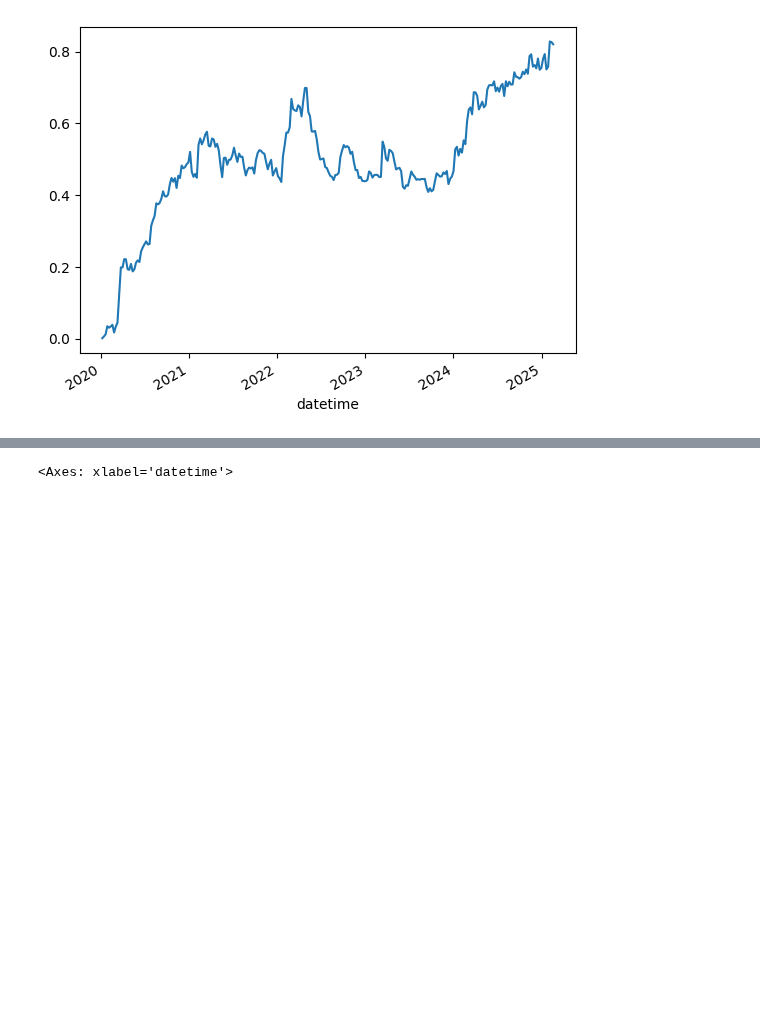
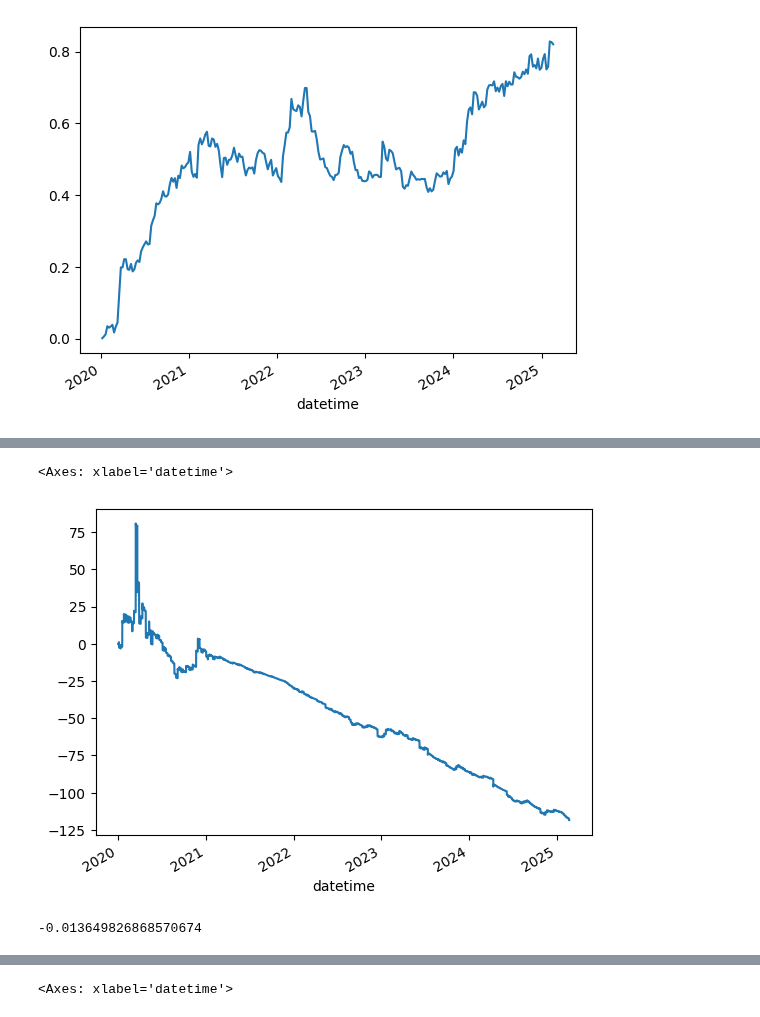
Before and after one commit to wbchristerson/jn-learning, a Jupyter notebook: strategy_10_seasonality.ipynb, the cells around one changed output, grey strips where cells are left out. Drawn from its saved outputs; the diff is of its cells as text; code cells hidden in the pictures; blank space fills up the shorter version.

```diff
--- a/strategy_10_seasonality.ipynb
+++ b/strategy_10_seasonality.ipynb
@@ -293,0 +394,9 @@ bankroll_df
+# %%
+def get_net_return(strat_holdings, ret):
+    # assume that strat_holdings have already been shifted back in time to avoid look-ahead bias or that
+    # data does not depend on current time point
+    gross_ret = (strat_holdings * ret).sum(axis=1)
+
+    turnover = (strat_holdings.fillna(0) - strat_holdings.shift().fillna(0)).abs().sum(axis=1)
+    tcost_bps = 20
+    return gross_ret.subtract(turnover * tcost_bps * 1e-4, fill_value=0)
@@ -293,0 +409,10 @@ bankroll_df
+# %%
+net_returns = get_net_return(strat_holdings_df, px_close / px_close.shift() - 1)
+net_returns.cumsum().plot()
+# %% [output]
+<Axes: xlabel='datetime'>
+[figure, added]
+# %%
+net_returns.mean() / net_returns.std()
+# %% [output]
+-0.013649826868570674
```
Also changed, not shown: parts of 18 cells of this notebook.
